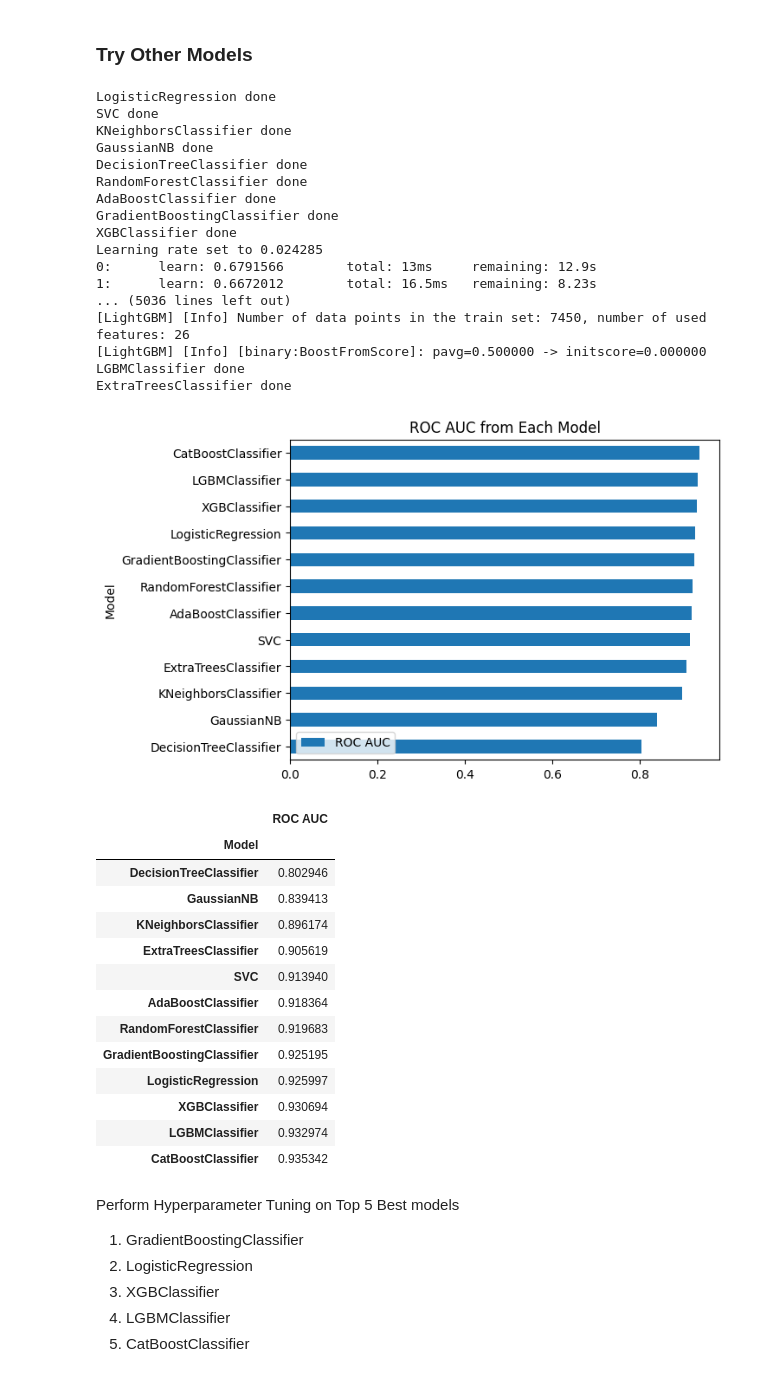
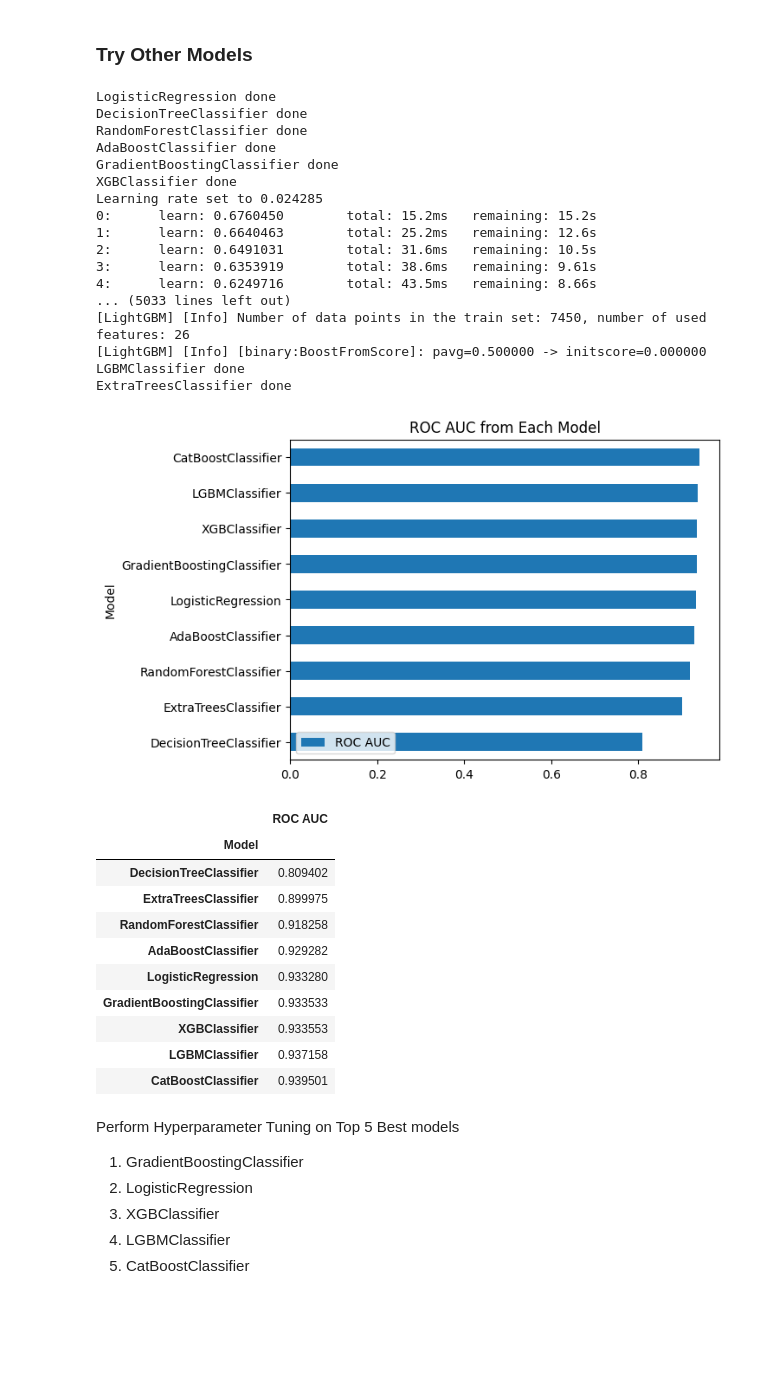
Before and after one commit to marcellinus-witarsah/data-challenge-dsw-2023, a Jupyter notebook: notebooks/03_churn_model.ipynb, the cells around one changed output. Drawn from its saved outputs; the diff is of its cells as text; code cells hidden in the pictures; blank space fills up the shorter version.

```diff
--- a/notebooks/03_churn_model.ipynb
+++ b/notebooks/03_churn_model.ipynb
@@ -588,11 +588,26 @@ Select a simple logstic regression to get the feel about the base performance.
 # Data Preparation
 # ==============================================
 df = df_ori.copy()
+
+# Encoding
+# ==============================================
 df["Device Class"] = df["Device Class"].replace({"High End": 3, "Mid End": 2, "Low End": 1})  # encode Device Class
 df['Churn Label'] = df['Churn Label'].replace({"Yes": 1, "No": 0})  # encode Churn Label
-# df = df.drop(columns=["Customer ID", "Location", "Longitude", "Latitude", "CLTV (Predicted Thou. IDR)"])  # drop unimportant data
+
+# Feature Selection
+# ==============================================df = df.drop(columns=["Customer ID", "Location", "Longitude", "Latitude", "CLTV (Predicted Thou. IDR)"])  # drop unimportant data
 X, y = pd.get_dummies(df.drop(columns=["Churn Label"]), dtype=int), df["Churn Label"]  # split data
+
+# Data Splitting
+# ==============================================
 X_train, X_test, y_train, y_test = train_test_split(X, y, test_size=0.2, random_state=42, stratify=y, shuffle=True)
+
+# Scaling
+# ==============================================
+scaler = StandardScaler()
+X_train = scaler.fit_transform(X_train)
+X_test = scaler.transform(X_test)
+
 
 # Perfrom CV
 # ==============================================
@@ -716,8 +736,8 @@ df["Churn Label"] = df["Churn Label"].replace({"Yes": 1, "No": 0})
 
 # Feature Selection
 # ========================================
-df = df.drop(columns=["Customer ID", "Location", "Longitude", "Latitude", "CLTV (Predicted Thou. IDR)"])  # drop unimportant data
-X, y = pd.get_dummies(df.drop(columns=["Churn Label"]), dtype=int), df["Churn Label"]  # split data
+df = df.drop(columns=["Customer ID", "Location", "Longitude", "Latitude", "CLTV (Predicted Thou. IDR)"])
+X, y = pd.get_dummies(df.drop(columns=["Churn Label"]), dtype=int), df["Churn Label"]
 
 # Data Splitting
 # ========================================
@@ -725,7 +745,7 @@ X_train, X_test, y_train, y_test = train_test_split(X, y, test_size=0.2, random_
 
 # Oversampling
 # ========================================
-oversampler = SVMSMOTE(random_state=42)
+oversampler = SMOTE(random_state=42)
 X_train, y_train = oversampler.fit_resample(X_train, y_train)
 
 # Scale data
@@ -802,7 +822,7 @@ X_train, X_test, y_train, y_test = train_test_split(X, y, test_size=0.2, random_
 
 # Oversampling
 # ========================================
-oversampler = SVMSMOTE(random_state=42)
+oversampler = SMOTE(random_state=42)
 X_train, y_train = oversampler.fit_resample(X_train, y_train)
 
 # Scale data
@@ -815,9 +835,6 @@ X_test = scaler.transform(X_test)
 # ========================================
 models = [
     LogisticRegression(random_state=42, max_iter=200),
-    SVC(random_state=42),
-    KNeighborsClassifier(),
-    GaussianNB(),
     DecisionTreeClassifier(random_state=42),
     RandomForestClassifier(random_state=42),
     AdaBoostClassifier(random_state=42),
@@ -839,54 +856,51 @@ for model in models:
     cv = StratifiedShuffleSplit(n_splits=5, random_state=42)
     score = cross_val_score(model, X_train, y_train, cv=cv, scoring='roc_auc')
     roc_aucs.append(score.mean())
     print(f"{model.__class__.__name__} done")
 
 df_model = pd.DataFrame(
     {
         "Model": [model.__class__.__name__ for model in models],
         "ROC AUC": roc_aucs,
     }
 ).set_index("Model").sort_values(by="ROC AUC")
 
 # plot the f1 score comparison
 df_model.plot.barh()
 plt.title("ROC AUC from Each Model")
 plt.legend(loc="lower left")
 plt.show()
 display(df_model)
 # %% [output]
 LogisticRegression done
-SVC done
-KNeighborsClassifier done
-GaussianNB done
 DecisionTreeClassifier done
 RandomForestClassifier done
 AdaBoostClassifier done
 GradientBoostingClassifier done
 XGBClassifier done
 Learning rate set to 0.024285
-0:      learn: 0.6791566        total: 13ms     remaining: 12.9s
-1:      learn: 0.6672012        total: 16.5ms   remaining: 8.23s
-... (5036 lines left out)
+0:      learn: 0.6760450        total: 15.2ms   remaining: 15.2s
+1:      learn: 0.6640463        total: 25.2ms   remaining: 12.6s
+2:      learn: 0.6491031        total: 31.6ms   remaining: 10.5s
+3:      learn: 0.6353919        total: 38.6ms   remaining: 9.61s
+4:      learn: 0.6249716        total: 43.5ms   remaining: 8.66s
+... (5033 lines left out)
 [LightGBM] [Info] Number of data points in the train set: 7450, number of used features: 26
 [LightGBM] [Info] [binary:BoostFromScore]: pavg=0.500000 -> initscore=0.000000
 LGBMClassifier done
 ExtraTreesClassifier done
-[figure, old version]
+[figure, new version]
 |  | ROC AUC |
 | Model |  |
-| DecisionTreeClassifier | 0.802946 |
-| GaussianNB | 0.839413 |
-| KNeighborsClassifier | 0.896174 |
-| ExtraTreesClassifier | 0.905619 |
-| SVC | 0.913940 |
-| AdaBoostClassifier | 0.918364 |
-| RandomForestClassifier | 0.919683 |
-| GradientBoostingClassifier | 0.925195 |
-| LogisticRegression | 0.925997 |
-| XGBClassifier | 0.930694 |
-| LGBMClassifier | 0.932974 |
-| CatBoostClassifier | 0.935342 |
+| DecisionTreeClassifier | 0.809402 |
+| ExtraTreesClassifier | 0.899975 |
+| RandomForestClassifier | 0.918258 |
+| AdaBoostClassifier | 0.929282 |
+| LogisticRegression | 0.933280 |
+| GradientBoostingClassifier | 0.933533 |
+| XGBClassifier | 0.933553 |
+| LGBMClassifier | 0.937158 |
+| CatBoostClassifier | 0.939501 |
 # %% [markdown]
 Perform Hyperparameter Tuning on Top 5 Best models
 1. GradientBoostingClassifier
```
Also changed, not shown: parts of 19 cells of this notebook, 7 other files.
